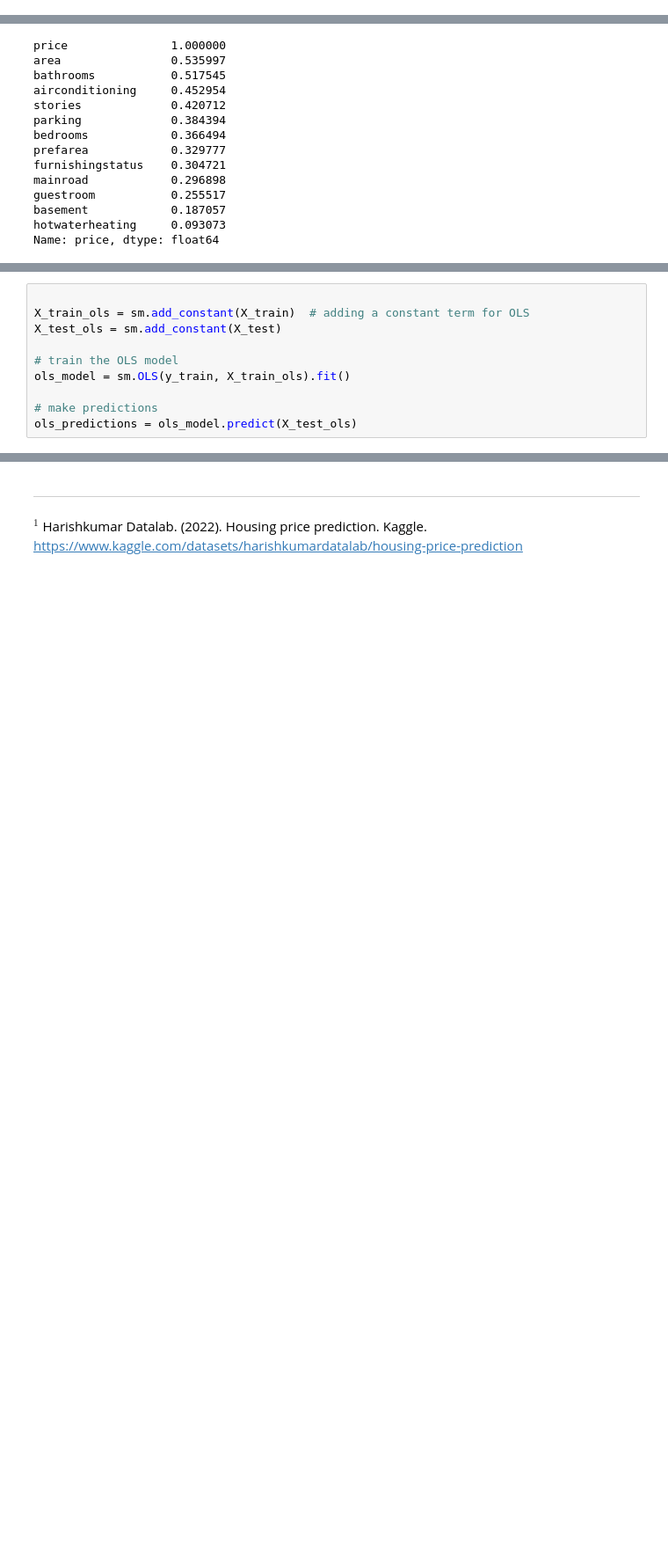
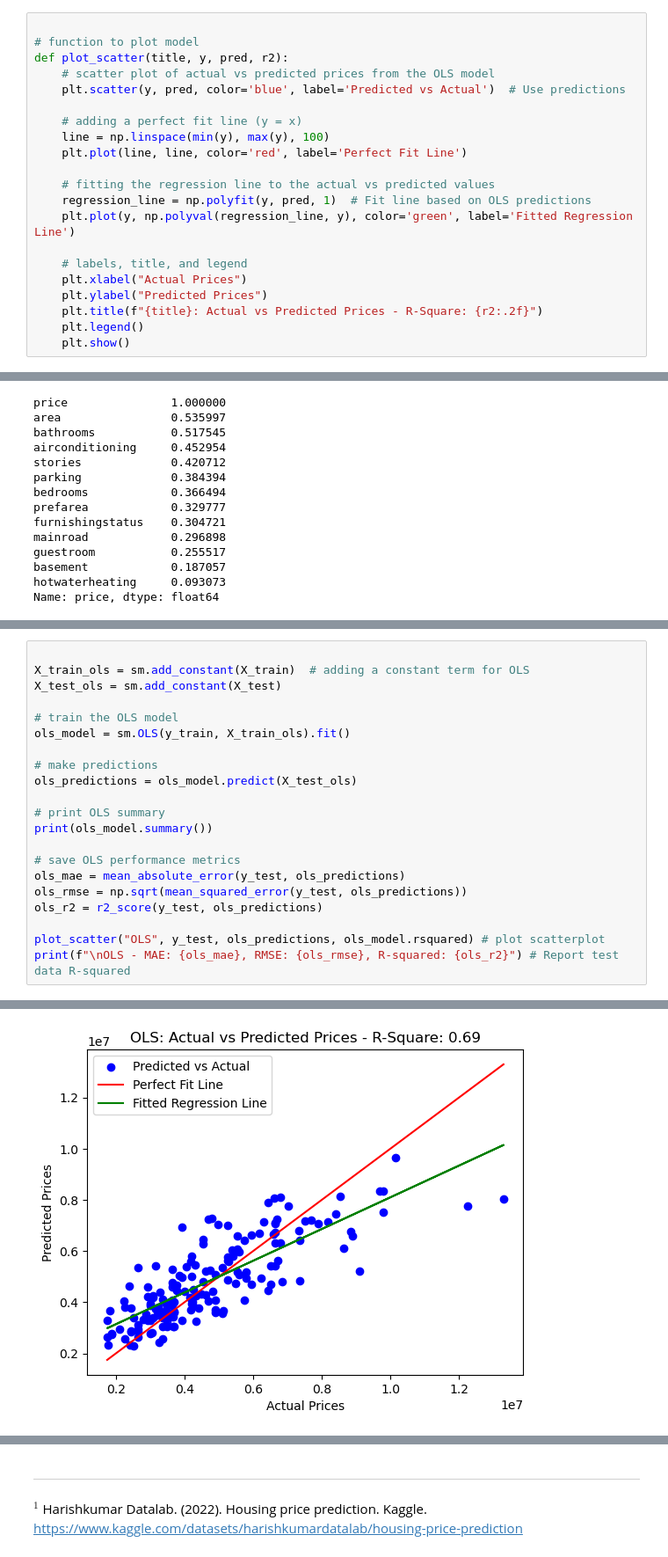
Before and after one commit to apadin-usd/AAI-500-Final-Project-Code-Team-4, a Jupyter notebook: notebooks/housing_prediction.ipynb, the cells around one changed output, grey strips where cells are left out. Shown: that part at 88% size. Drawn from its saved outputs; the diff is of its cells as text; blank space fills up the shorter version.

```diff
--- a/notebooks/final_project.ipynb
+++ b/notebooks/housing_prediction.ipynb
@@ -53,3 +69,24 @@ warnings.filterwarnings("ignore", category=DomainWarning)
+# %%
+
+# function to plot model
+def plot_scatter(title, y, pred, r2):
+    # scatter plot of actual vs predicted prices from the OLS model
+    plt.scatter(y, pred, color='blue', label='Predicted vs Actual')  # Use predictions
+
+    # adding a perfect fit line (y = x)
+    line = np.linspace(min(y), max(y), 100)
+    plt.plot(line, line, color='red', label='Perfect Fit Line')
+
+    # fitting the regression line to the actual vs predicted values
+    regression_line = np.polyfit(y, pred, 1)  # Fit line based on OLS predictions
+    plt.plot(y, np.polyval(regression_line, y), color='green', label='Fitted Regression Line')
+
+    # labels, title, and legend
+    plt.xlabel("Actual Prices")
+    plt.ylabel("Predicted Prices")
+    plt.title(f"{title}: Actual vs Predicted Prices - R-Square: {r2:.2f}")
+    plt.legend()
+    plt.show()
 # %% [markdown]
 # Data Loading and Initial Overview
 # %%
@@ -266,3 +284,15 @@ ols_model = sm.OLS(y_train, X_train_ols).fit()
 
 # make predictions
 ols_predictions = ols_model.predict(X_test_ols)
+
+# print OLS summary
+print(ols_model.summary())
+
+# save OLS performance metrics
+ols_mae = mean_absolute_error(y_test, ols_predictions)
+ols_rmse = np.sqrt(mean_squared_error(y_test, ols_predictions))
+ols_r2 = r2_score(y_test, ols_predictions)
+
+plot_scatter("OLS", y_test, ols_predictions, ols_model.rsquared) # plot scatterplot
+print(f"\nOLS - MAE: {ols_mae}, RMSE: {ols_rmse}, R-squared: {ols_r2}") # Report test data R-squared
+# %% [output]
@@ -268,0 +316 @@ ols_predictions = ols_model.predict(X_test_ols)
+[figure, added]
```
Also changed, not shown: parts of 41 cells of this notebook.
